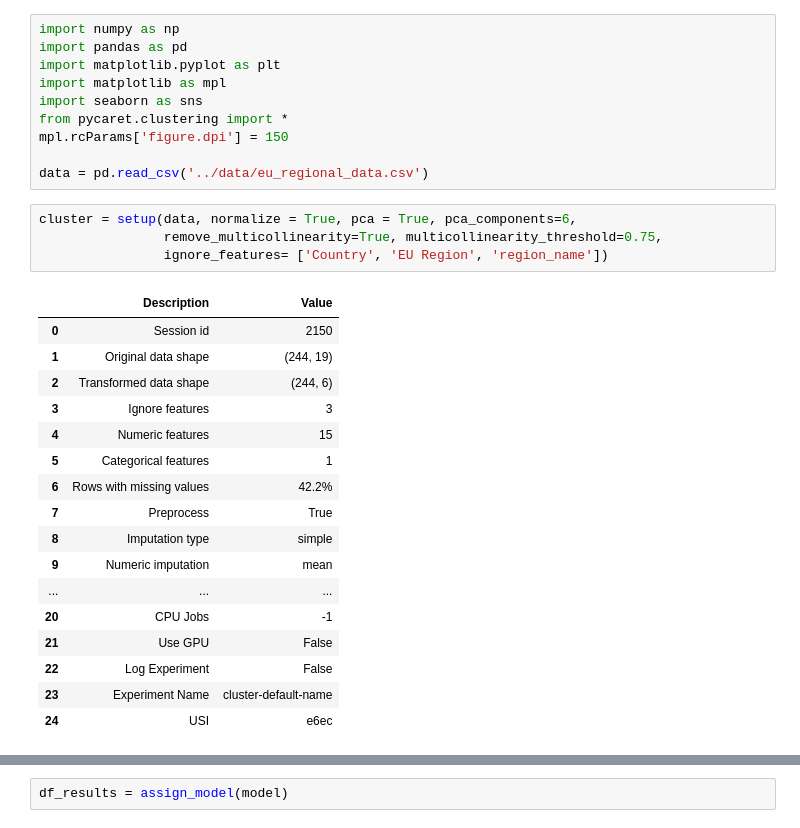
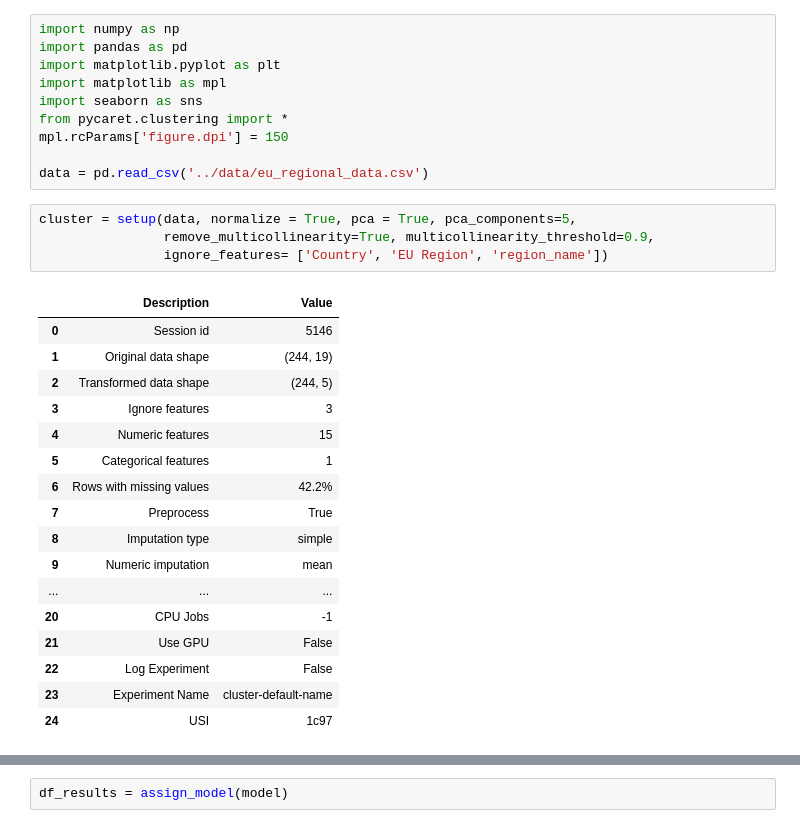
Before and after one commit to derevirn/eu-stats, a Jupyter notebook: notebooks/clustering.ipynb, the cells around one changed output, grey strips where cells are left out. Cells and saved outputs as stored; diff of their text form.

Commit message:
Updated clustering notebook and other minor changes

```diff
--- a/notebooks/clustering.ipynb
+++ b/notebooks/clustering.ipynb
@@ -9,14 +9,14 @@ mpl.rcParams['figure.dpi'] = 150
 
 data = pd.read_csv('../data/eu_regional_data.csv')
 # %%
-cluster = setup(data, normalize = True, pca = True, pca_components=6,
-                remove_multicollinearity=True, multicollinearity_threshold=0.75,
+cluster = setup(data, normalize = True, pca = True, pca_components=5,
+                remove_multicollinearity=True, multicollinearity_threshold=0.9,
                 ignore_features= ['Country', 'EU Region', 'region_name'])
 # %% [output]
 |  | Description | Value |
-| 0 | Session id | 2150 |
+| 0 | Session id | 5146 |
 | 1 | Original data shape | (244, 19) |
-| 2 | Transformed data shape | (244, 6) |
+| 2 | Transformed data shape | (244, 5) |
 | 3 | Ignore features | 3 |
 | 4 | Numeric features | 15 |
 | 5 | Categorical features | 1 |
@@ -29,5 +29,5 @@ cluster = setup(data, normalize = True, pca = True, pca_components=6,
 | 21 | Use GPU | False |
 | 22 | Log Experiment | False |
 | 23 | Experiment Name | cluster-default-name |
-| 24 | USI | e6ec |
+| 24 | USI | 1c97 |
 # %%
```
Also changed, not shown: parts of 2 cells of this notebook, 4 other files.
